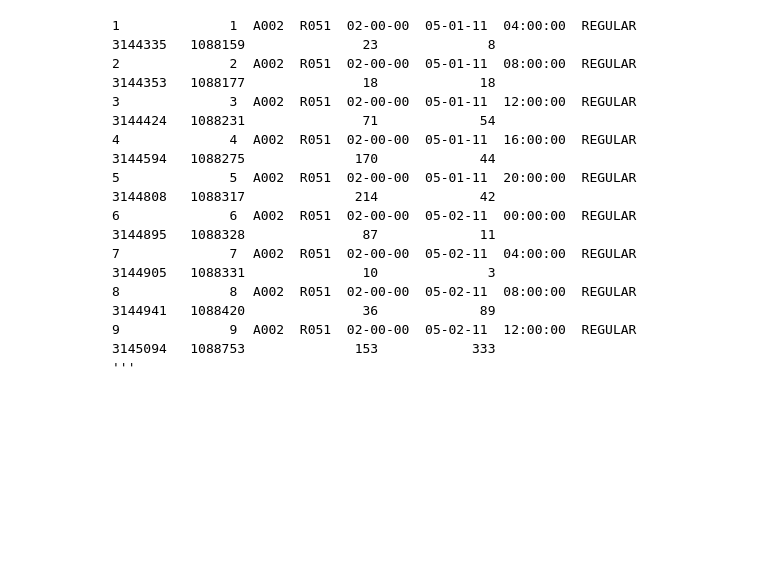
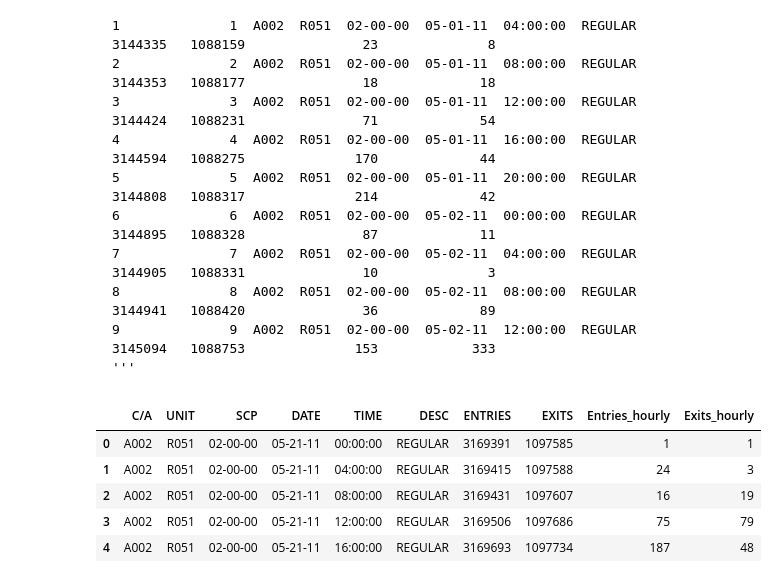
Before and after one commit to rohitx/DataSciencePrep, a Jupyter notebook: Udacity/Intro_to_data_science.ipynb, the cells around one changed output. Saved outputs shown, nothing was run; the diff lists cells and outputs as text; code cells hidden in the pictures; blank space fills up the shorter version.

```diff
--- a/Udacity/Intro_to_data_science.ipynb
+++ b/Udacity/Intro_to_data_science.ipynb
@@ -1000,3 +1001,17 @@ The data in the MTA Subway Turnstile data reports on the cumulative
     8              8  A002  R051  02-00-00  05-02-11  08:00:00  REGULAR   3144941   1088420               36             89
     9              9  A002  R051  02-00-00  05-02-11  12:00:00  REGULAR   3145094   1088753              153            333
     '''
+# %%
+test_cell = turnstile_data[:]
+test_cell.EXITS = test_cell.EXITS.shift(1)
+Exits = turnstile_data.EXITS - test_cell.EXITS
+turnstile_data['Exits_hourly'] = Exits
+turnstile_data['Exits_hourly'].fillna(1, inplace=True)
+turnstile_data.head()
+# %% [output]
+|  | C/A | UNIT | SCP | DATE | TIME | DESC | ENTRIES | EXITS | Entries_hourly | Exits_hourly |
+| 0 | A002 | R051 | 02-00-00 | 05-21-11 | 00:00:00 | REGULAR | 3169391 | 1097585 | 1 | 1 |
+| 1 | A002 | R051 | 02-00-00 | 05-21-11 | 04:00:00 | REGULAR | 3169415 | 1097588 | 24 | 3 |
+| 2 | A002 | R051 | 02-00-00 | 05-21-11 | 08:00:00 | REGULAR | 3169431 | 1097607 | 16 | 19 |
+| 3 | A002 | R051 | 02-00-00 | 05-21-11 | 12:00:00 | REGULAR | 3169506 | 1097686 | 75 | 79 |
+| 4 | A002 | R051 | 02-00-00 | 05-21-11 | 16:00:00 | REGULAR | 3169693 | 1097734 | 187 | 48 |
```
Also changed, not shown: parts of 13 cells of this notebook, 7 other files.
